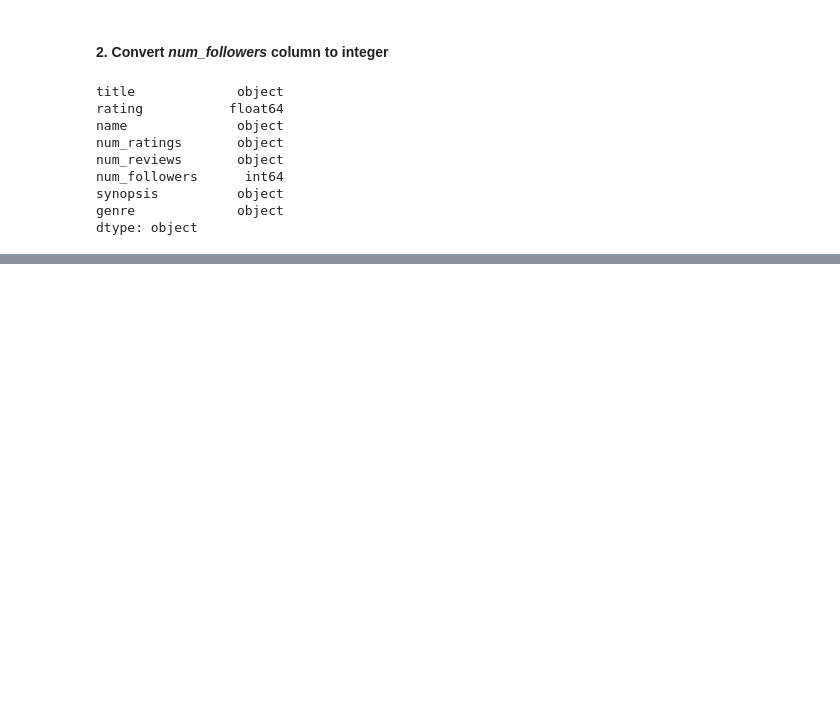
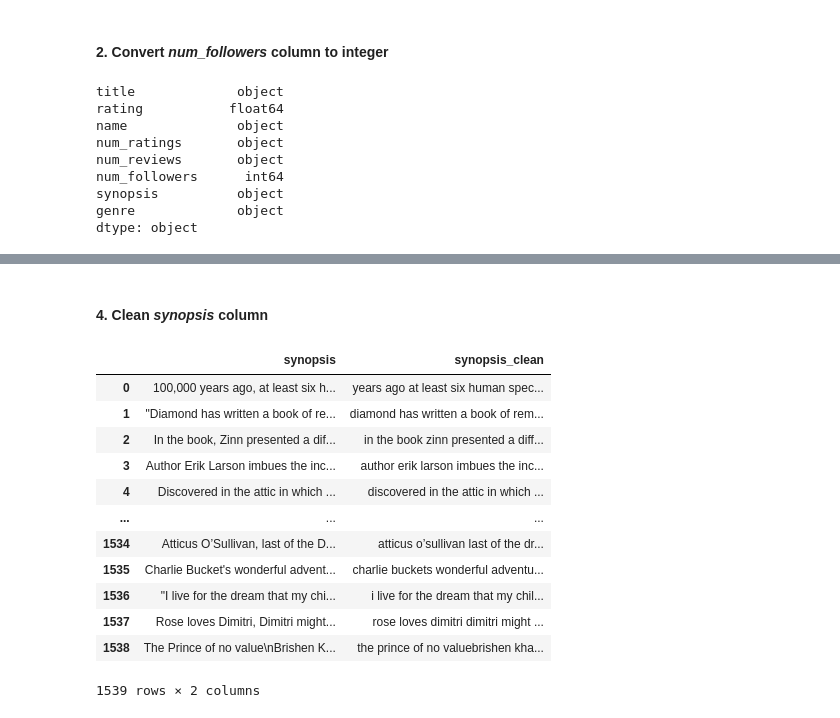
Before and after one commit to srkcheema/SentimentAnalysis, a Jupyter notebook: GenreClassification.ipynb, the cells around one changed output, grey strips where cells are left out. Drawn from its saved outputs; the diff is of its cells as text; code cells hidden in the pictures; blank space fills up the shorter version.

```diff
--- a/GenreClassification.ipynb
+++ b/GenreClassification.ipynb
@@ -107,0 +114,2 @@ dtype: object
+# %%
+df["num_reviews"] = df['num_reviews'].apply(rev_clean)
@@ -107,0 +150,2 @@ dtype: object
+# %% [markdown]
+#### **4.   Clean *synopsis* column**
@@ -107,0 +165,16 @@ dtype: object
+# %%
+df[['synopsis', 'synopsis_clean']]
+# %% [output]
+|  | synopsis | synopsis_clean |
+| 0 | 100,000 years ago, at least six h... | years ago at least six human spec... |
+| 1 | "Diamond has written a book of re... | diamond has written a book of rem... |
+| 2 | In the book, Zinn presented a dif... | in the book zinn presented a diff... |
+| 3 | Author Erik Larson imbues the inc... | author erik larson imbues the inc... |
+| 4 | Discovered in the attic in which ... | discovered in the attic in which ... |
+| ... | ... | ... |
+| 1534 | Atticus O’Sullivan, last of the D... | atticus o’sullivan last of the dr... |
+| 1535 | Charlie Bucket's wonderful advent... | charlie buckets wonderful adventu... |
+| 1536 | "I live for the dream that my chi... | i live for the dream that my chil... |
+| 1537 | Rose loves Dimitri, Dimitri might... | rose loves dimitri dimitri might ... |
+| 1538 | The Prince of no value\nBrishen K... | the prince of no valuebrishen kha... |
+1539 rows × 2 columns
```
Also changed, not shown: parts of 10 cells of this notebook.
